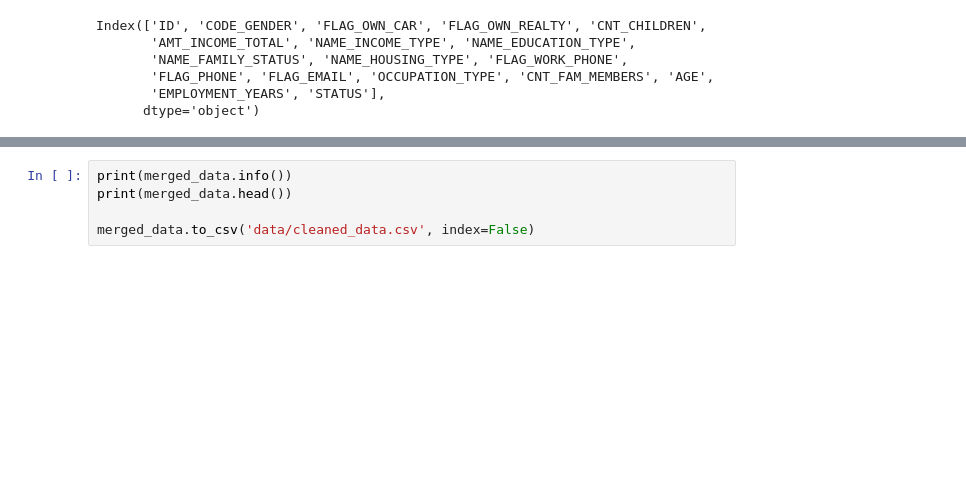
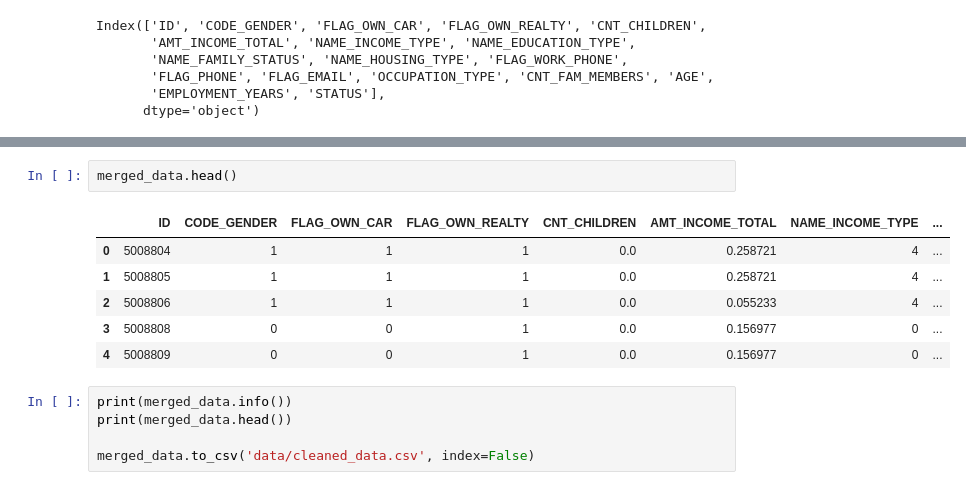
Before and after one commit to hayawalid/Credit-Card-Approval-Prediction, a Jupyter notebook: preprocessing.ipynb, the cells around one changed output, grey strips where cells are left out. Drawn from its saved outputs; the diff is of its cells as text; blank space fills up the shorter version.

```diff
--- a/preprocessing.ipynb
+++ b/preprocessing.ipynb
@@ -161,3 +168,12 @@ Name: count, dtype: int64
+# %%
+merged_data.head()
+# %% [output]
+|  | ID | CODE_GENDER | FLAG_OWN_CAR | FLAG_OWN_REALTY | CNT_CHILDREN | AMT_INCOME_TOTAL | NAME_INCOME_TYPE | ... |
+| 0 | 5008804 | 1 | 1 | 1 | 0.0 | 0.258721 | 4 | ... |
+| 1 | 5008805 | 1 | 1 | 1 | 0.0 | 0.258721 | 4 | ... |
+| 2 | 5008806 | 1 | 1 | 1 | 0.0 | 0.055233 | 4 | ... |
+| 3 | 5008808 | 0 | 0 | 1 | 0.0 | 0.156977 | 0 | ... |
+| 4 | 5008809 | 0 | 0 | 1 | 0.0 | 0.156977 | 0 | ... |
 # %%
 print(merged_data.info())
 print(merged_data.head())
```
Also changed, not shown: parts of 3 cells of this notebook, 4 other files.
